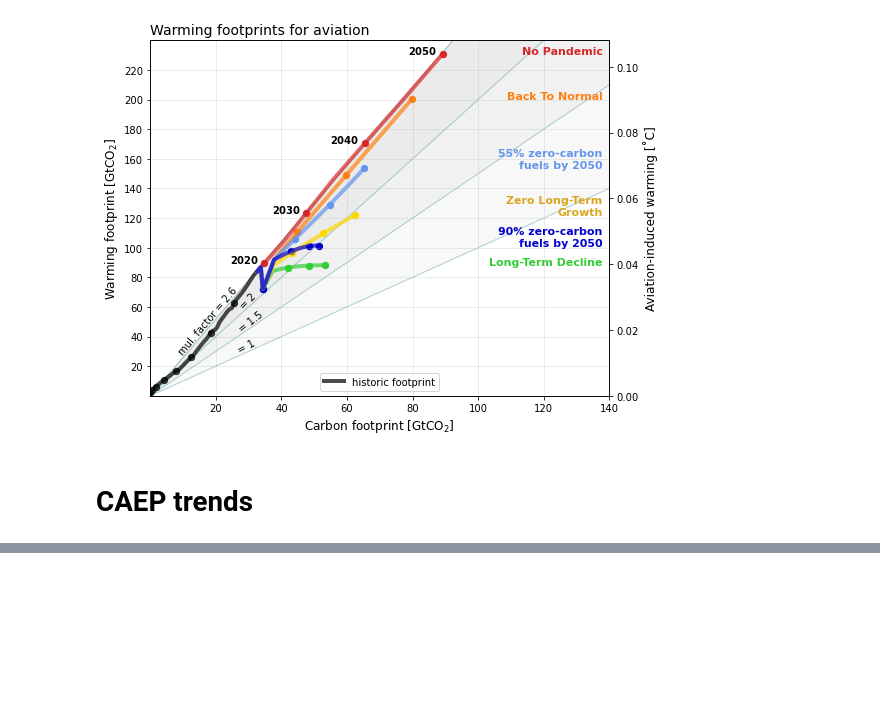
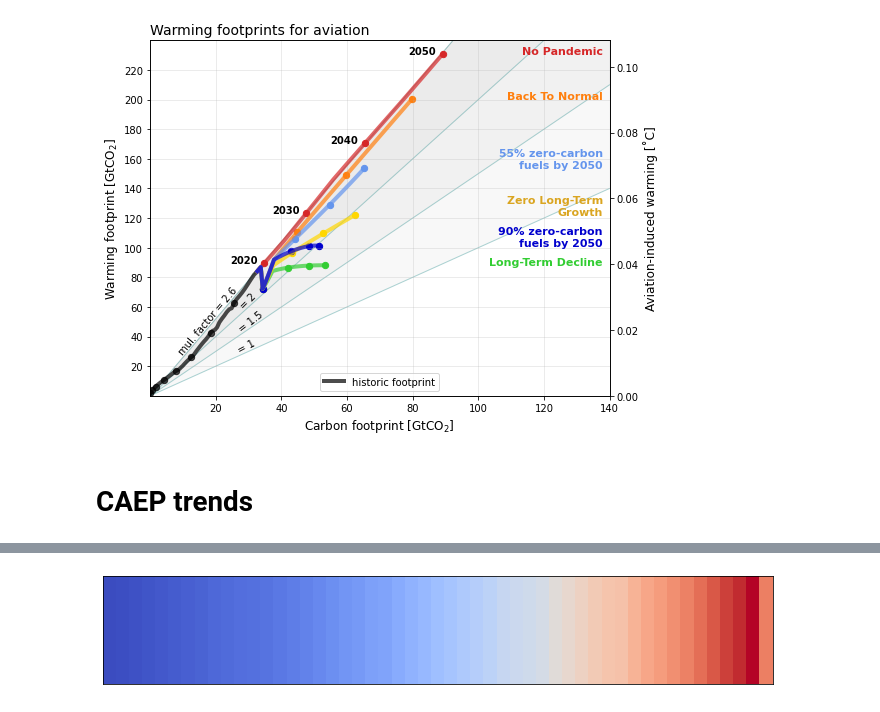
Before and after one commit to milankl/FlyingClimate, a Jupyter notebook: scripts/aviation_warming.ipynb, the cells around one changed output, grey strips where cells are left out. Cells and saved outputs as stored; diff of their text form; code cells hidden in the pictures; blank space fills up the shorter version.

```diff
--- a/scripts/aviation_warming.ipynb
+++ b/scripts/aviation_warming.ipynb
@@ -1422,0 +1447,11 @@ plt.tight_layout()
+# %%
+fig,ax = plt.subplots(1,1,figsize=(12,2))
+
+ws1 = warming_scenario3[30:-29]
+ax.pcolormesh(np.arange(1970,2022),[0,1],np.vstack((ws1,ws1)),cmap="coolwarm")
+ax.set_xticks([])
+ax.set_yticks([])
+ax.yaxis.tick_right()
+# ax.set_yticklabels(["Back to normal flying","Flying less"],fontweight="bold")
+# %% [output]
+[figure, added]
```
Also changed, not shown: parts of 25 cells of this notebook, 14 other files.
